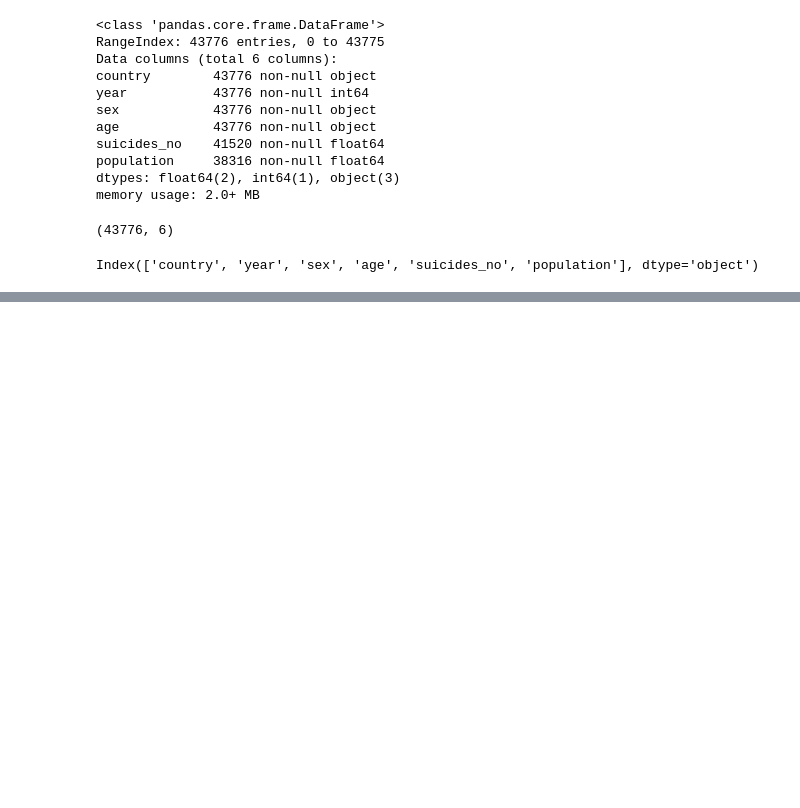
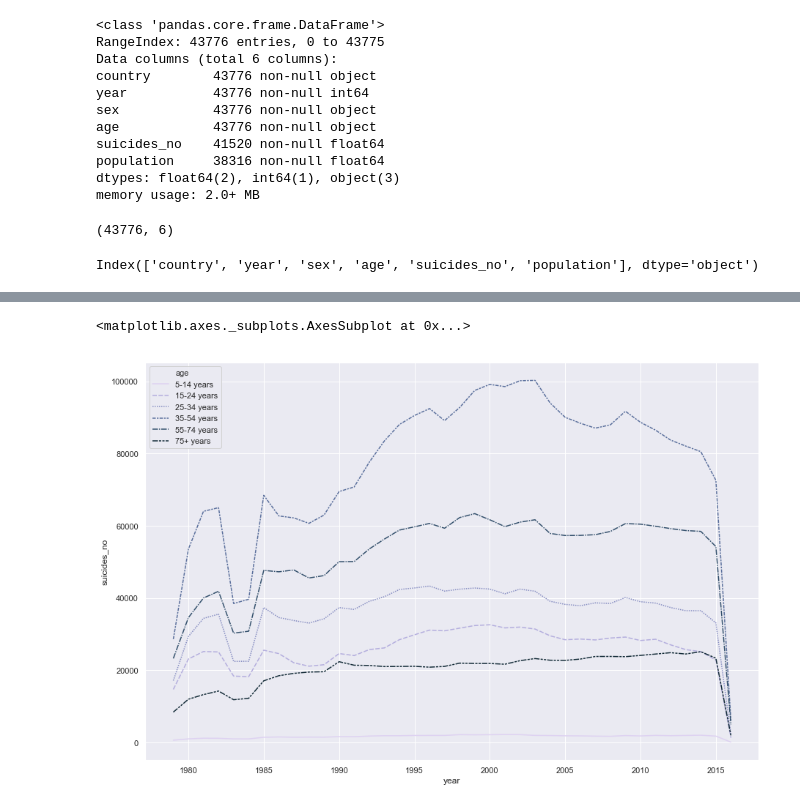
Before and after one commit to ArslanAliAwan/hnps, a Jupyter notebook: hnps.ipynb, the cells around one changed output, grey strips where cells are left out. Cells and saved outputs as stored; diff of their text form; code cells hidden in the pictures; blank space fills up the shorter version.

```diff
--- a/hnps.ipynb
+++ b/hnps.ipynb
@@ -72,0 +117,9 @@ ax = sns.catplot(x="sex", y="suicides_no",col='age', data=data, estimator=median
+# %%
+
+df = data.groupby(by = ['year','age']).suicides_no.sum().reset_index()
+df['age'] = df.age.astype(pd.api.types.CategoricalDtype(categories = ['5-14 years','15-24 years','25-34 years','35-54 years','55-74 years','75+ years']))
+sns.set(rc={'figure.figsize':(15,10)})
+sns.lineplot('year','suicides_no',hue='age',style='age',data=df,hue_norm=LogNorm(),palette="ch:2.5,.25",sort=False)
+# %% [output]
+<matplotlib.axes._subplots.AxesSubplot at 0x...>
+[figure, added]
```
Also changed, not shown: parts of 9 cells of this notebook.
